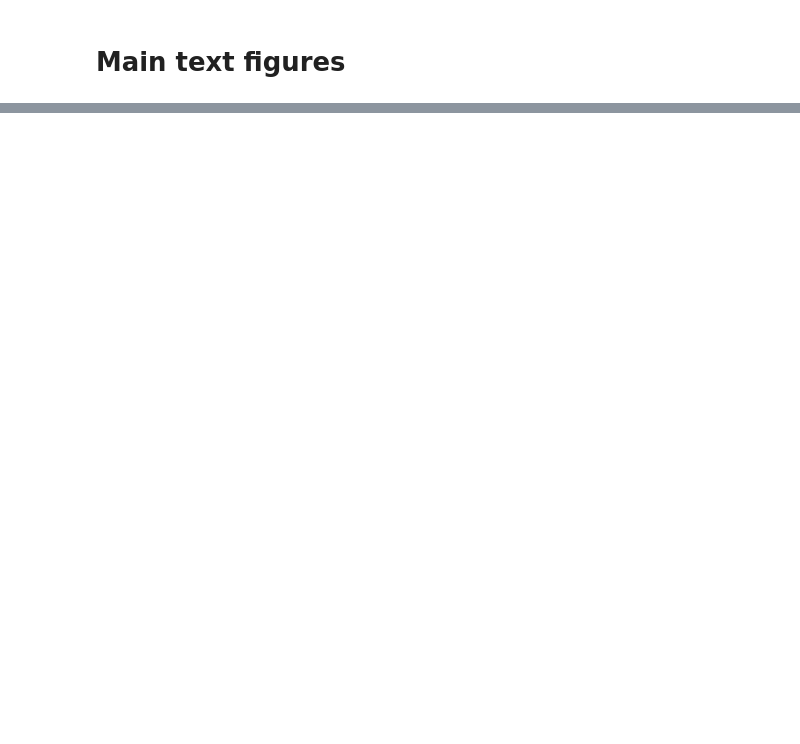
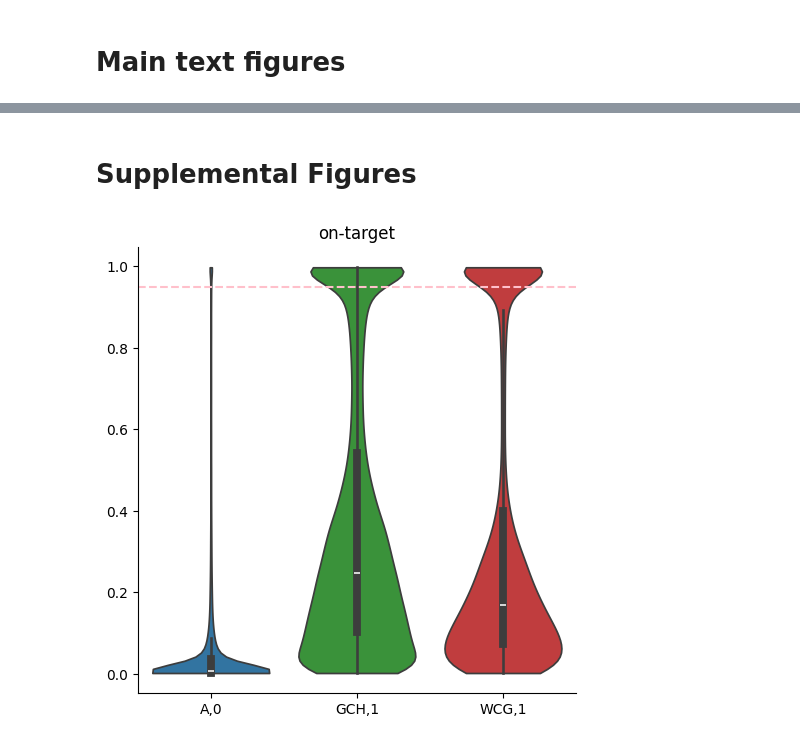
Before and after one commit to streetslab/multimodal-dimelo, a Jupyter notebook: LMNB1_analysis.ipynb, the cells around one changed output, grey strips where cells are left out. Drawn from its saved outputs; the diff is of its cells as text; code cells hidden in the pictures; blank space fills up the shorter version.

Commit message:
Completed LMNB1 analysis

```diff
--- a/LMNB1_analysis.ipynb
+++ b/LMNB1_analysis.ipynb
@@ -10,7 +10,6 @@ from dimelo import parse_bam, plot_enrichment
 # %%
-lmnb1_bam_file = Path("barcode24.trim.align.mapq60.sorted.filtered.q10.bam")
+lmnb1_bam_file = config.processed_data_dir / "barcode24.bam"
 
-# TODO: consider using a more or less permissive set of LADs? These are high confidence from HEK
 cLAD = {
     "bed_file": config.processed_data_dir / "cLAD_gold_final_250kb.t2t_chm13v2.bed",
     "motif": "A,0",
@@ -24,22 +23,22 @@ ciLAD = {
 on_target_accessibility = {
     "bed_file": config.processed_data_dir / "gm12878_accessibility.on_target.bed",
     "motif": "GCH,1",
-    "id": "high expression TSSs"
+    "id": "active TSSs"
 }
 off_target_accessibility = {
     "bed_file": config.processed_data_dir / "gm12878_accessibility.off_target.bed",
     "motif": "GCH,1",
-    "id": "high expression TSS\nflanking regions"
+    "id": "active TSS\nflanking regions"
 }
 on_target_CG = {
     "bed_file": config.processed_data_dir / "gm12878_cpg.on_target.bed",
     "motif": "WCG,1",
-    "id": "bottom-quartile TSS\nCpG islands"
+    "id": "inactive TSS\nCpG islands"
 }
 off_target_CG = {
     "bed_file": config.processed_data_dir / "gm12878_cpg.off_target.bed",
     "motif": "WCG,1",
-    "id": "top-quartile TSS\nCpG islands"
+    "id": "active TSS\nCpG islands"
 }
 condition_dicts = [cLAD, ciLAD, on_target_accessibility, off_target_accessibility, on_target_CG, off_target_CG]
 A_dicts = [cLAD, ciLAD]
@@ -125,0 +122,29 @@ plt.close()
+# %% [markdown]
+# Supplemental Figures
+# %%
+rng = np.random.default_rng()
+mod_event_sample_size = 200000  # subsetting mod events to save on time and memory
+# %%
+on_target_motif_mod_vector_dict = {}
+for condition_dict in on_target_dicts:
+    read_tuples, entry_labels, _ = load_processed.read_vectors_from_hdf5(
+        file=config.processed_data_dir / f"extract.{lmnb1_bam_file.stem}.{condition_dict['bed_file'].stem}" / "reads.combined_basemods.h5",
+        motifs=[condition_dict["motif"]],
+        regions=condition_dict["bed_file"],
+        single_strand=False,
+        sort_by="shuffle",
+        calculate_mod_fractions=False,
+    )
+    mod_vector_index = entry_labels.index("mod_vector")
+    val_vector_index = entry_labels.index("val_vector")
+    mod_vector = np.concatenate([read_tuple[mod_vector_index][read_tuple[val_vector_index] == 1] for read_tuple in read_tuples])
+    # TODO: Does it matter if I sample without replacement here?
+    on_target_motif_mod_vector_dict[condition_dict["motif"]] = rng.choice(mod_vector, mod_event_sample_size, replace=False)
+# %%
+fig = sns.catplot(on_target_motif_mod_vector_dict, kind="violin", cut=0, palette=plotting.default_palette_map)
+plt.axhline(mod_prob_thresh, linestyle="--", color="pink")
+plt.title("on-target")
+plt.show()
+plt.close()
+# %% [output]
+[figure, added]
```
Also changed, not shown: parts of 6 cells of this notebook, 1 other file.
